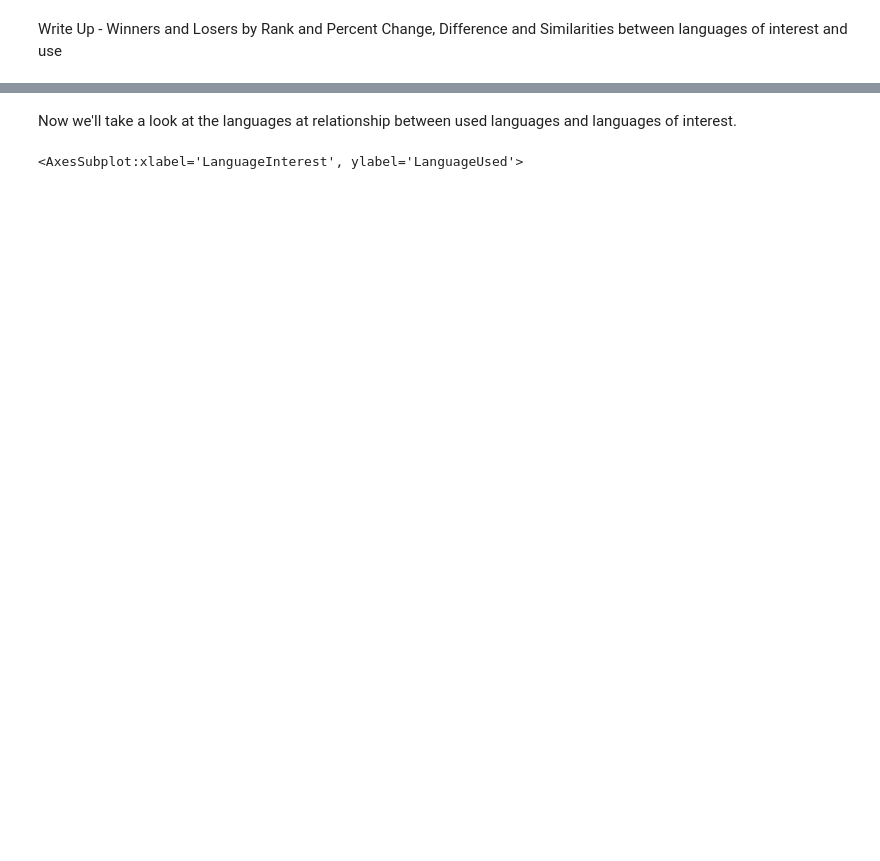
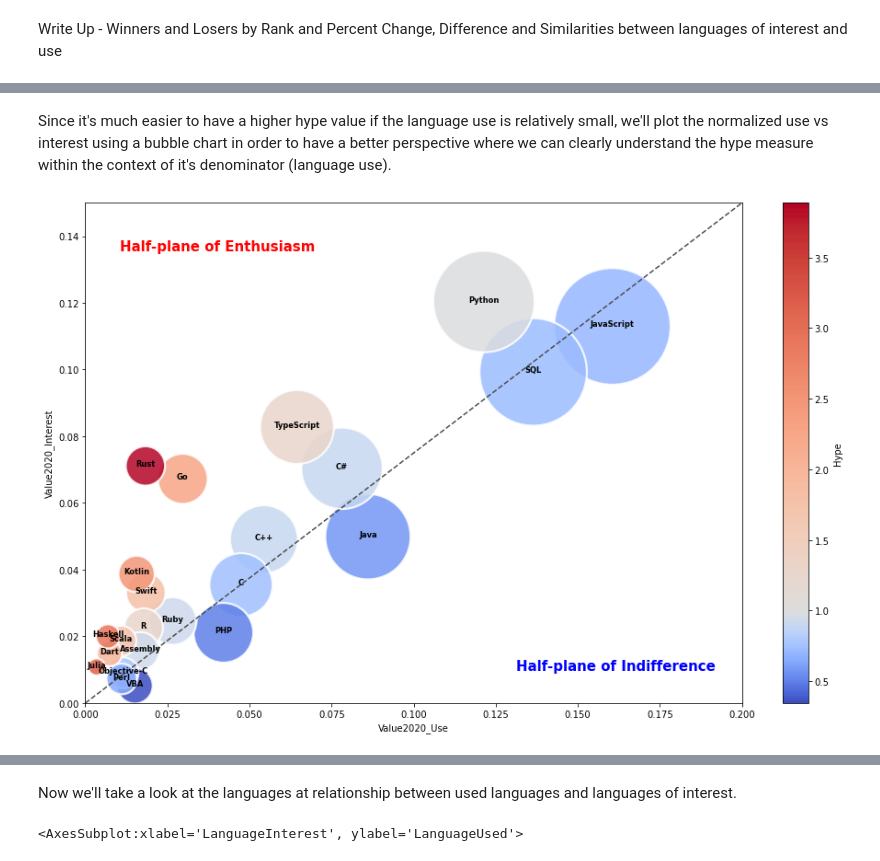
Before and after one commit to prdslost/stackoverflow-analysis, a Jupyter notebook: Developer Programming Language Use and Interest.ipynb, the cells around one changed output, grey strips where cells are left out. Saved outputs shown, nothing was run; the diff lists cells and outputs as text; code cells hidden in the pictures; blank space fills up the shorter version.

```diff
--- a/Developer Programming Language Use and Interest.ipynb
+++ b/Developer Programming Language Use and Interest.ipynb
@@ -275 +242,46 @@ df
+# %% [markdown]
+Since it's much easier to have a higher hype value if the language use is relatively small, we'll plot the normalized use vs interest using a bubble chart in order to have a better perspective where we can clearly understand the hype measure within the context of it's denominator (language use).
+# %%
+from matplotlib import colors
+
+#Create figure
+plt.figure(figsize = (16,10))
+
+
+# Create scatterplot. alpha controls the opacity and s controls the size.
+x = df.Value2020_Use
+y = df.Value2020_Interest
+bubble_size = df['Value2020_Use'] * 100000
+colors = df.Hype
+
+cmap = 'coolwarm'
+vmin = df.Hype.min()
+vmax = df.Hype.max()
+norm = matplotlib.colors.TwoSlopeNorm(vmin=vmin, vcenter=1, vmax=vmax)
+
+
+ax = sns.scatterplot(x=x, y=y, alpha = 0.85, c= colors, s = bubble_size, cmap=cmap, norm=norm)
+ax.set_xlim(0,.20)
+ax.set_ylim(0,.15)
+
+ax.plot(ax.get_xlim(), ax.get_ylim(), ls="--", c=".3")
+ax.text(0.35, .9, 'Half-plane of Enthusiasm',
+        verticalalignment='bottom', horizontalalignment='right',
+        transform=ax.transAxes,
+        color='Red', fontsize=15, weight='semibold')
+
+ax.text(0.96, 0.06, 'Half-plane of Indifference',
+        verticalalignment='bottom', horizontalalignment='right',
+        transform=ax.transAxes,
+        color='blue', fontsize=15, weight='semibold')
+
+
+#Add label for each bubble
+for line in range(0,df.shape[0]):
+     ax.text(df.Value2020_Use[line], df.Value2020_Interest[line], df.index[line],
+             horizontalalignment='center', size='small', color='black', weight='semibold')
+
+ax.figure.colorbar(cm.ScalarMappable(cmap=cmap,norm=norm)).set_label('Hype')
+# %% [output]
+[figure, new version]
 # %% [markdown]
```
Also changed, not shown: parts of 25 cells of this notebook.
